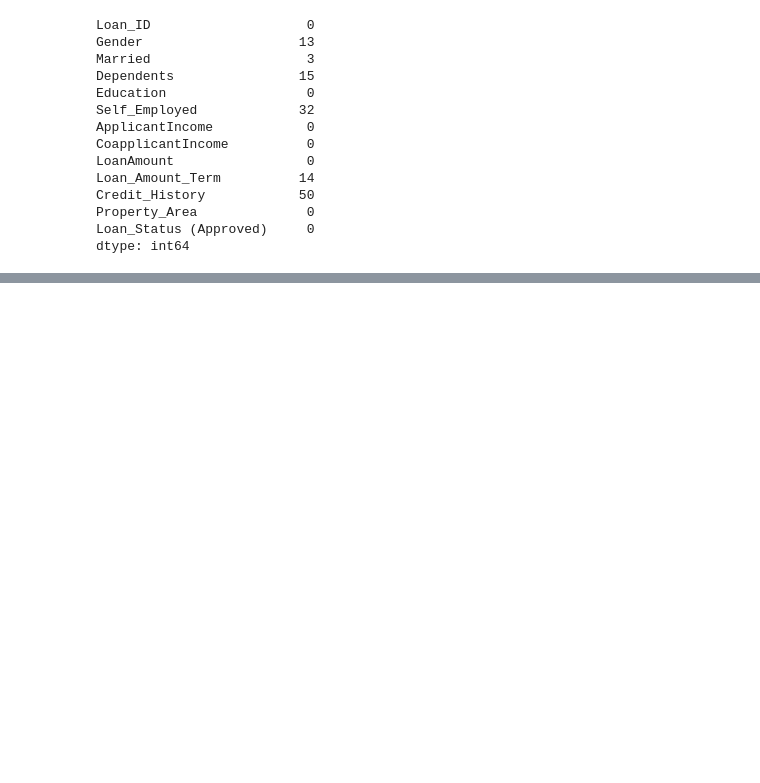
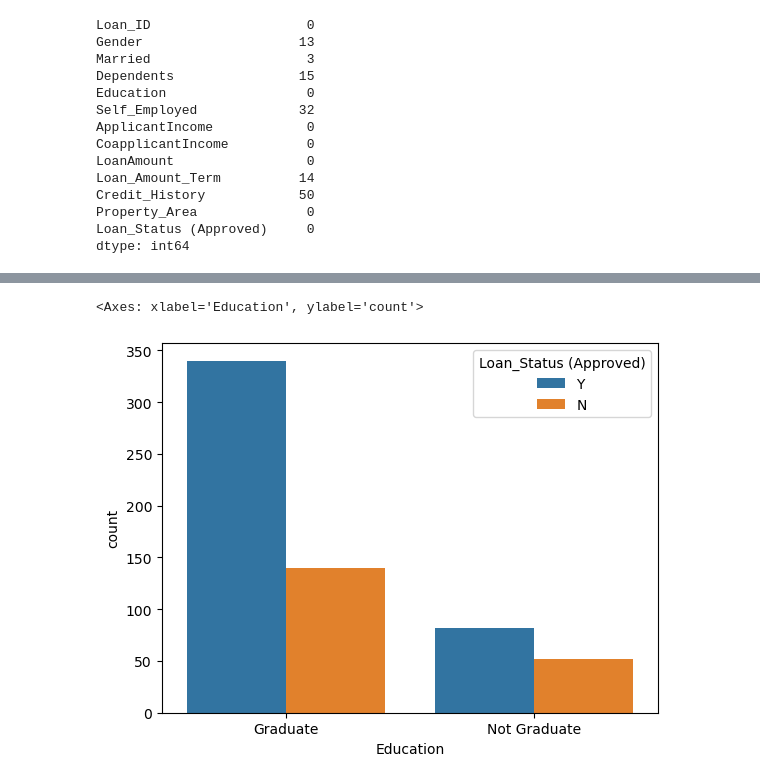
Before and after one commit to rajaharshini28/Data_Analysis, a Jupyter notebook: dec1.ipynb, the cells around one changed output, grey strips where cells are left out. Saved outputs shown, nothing was run; the diff lists cells and outputs as text; code cells hidden in the pictures; blank space fills up the shorter version.

```diff
--- a/dec1.ipynb
+++ b/dec1.ipynb
@@ -195,0 +206,5 @@ data['Education']=data['Education'].fillna(data['Education'].mode()[0])
+# %%
+sns.countplot(x='Education',data=data,hue='Loan_Status (Approved)')
+# %% [output]
+<Axes: xlabel='Education', ylabel='count'>
+[figure, added]
```
Also changed, not shown: parts of 33 cells of this notebook, 2 other files.
